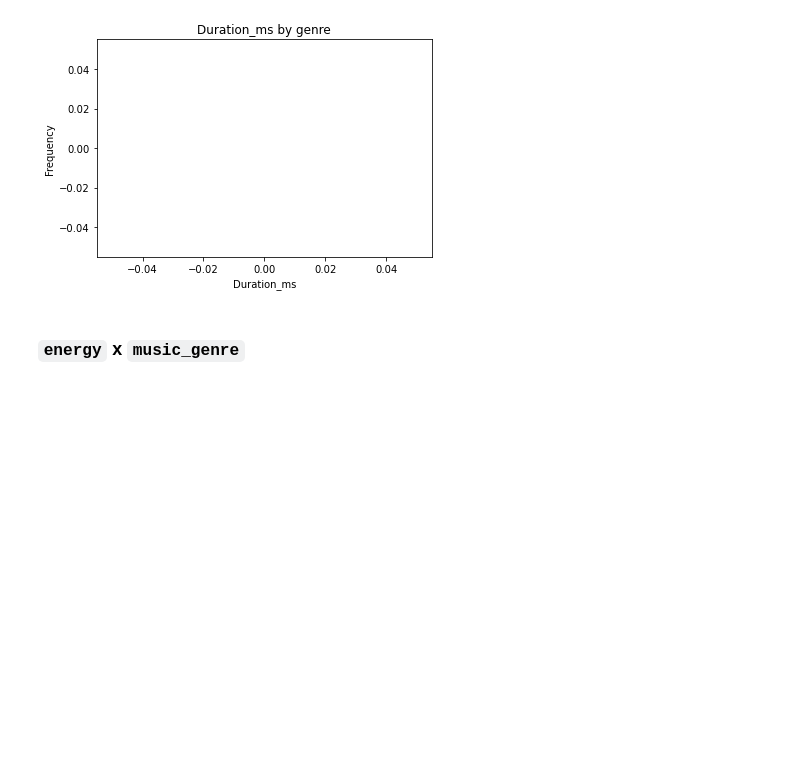
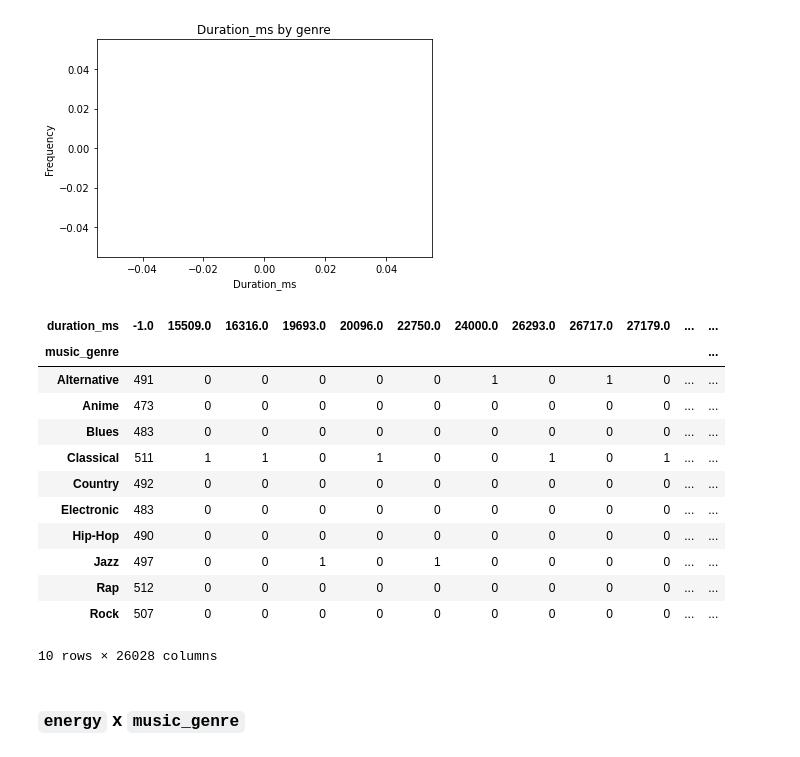
Before and after one commit to Gabriela321733/Projeto_2_Cdados, a Jupyter notebook: dados.ipynb, the cells around one changed output. Cells and saved outputs as stored; diff of their text form; code cells hidden in the pictures; blank space fills up the shorter version.

```diff
--- a/dados.ipynb
+++ b/dados.ipynb
@@ -145,6 +172,23 @@ invalid value encountered in true_divide
 <Figure size 432x288 with 0 Axes>
 [figure]
 [figure]
+# %%
+# make a crosstab of the genre and the duration_ms
+pd.crosstab(df['music_genre'], df['duration_ms'])
+# %% [output]
+| duration_ms | -1.0 | 15509.0 | 16316.0 | 19693.0 | 20096.0 | 22750.0 | 24000.0 | 26293.0 | 26717.0 | 27179.0 | ... | ... |
+| music_genre |  |  |  |  |  |  |  |  |  |  |  | ... |
+| Alternative | 491 | 0 | 0 | 0 | 0 | 0 | 1 | 0 | 1 | 0 | ... | ... |
+| Anime | 473 | 0 | 0 | 0 | 0 | 0 | 0 | 0 | 0 | 0 | ... | ... |
+| Blues | 483 | 0 | 0 | 0 | 0 | 0 | 0 | 0 | 0 | 0 | ... | ... |
+| Classical | 511 | 1 | 1 | 0 | 1 | 0 | 0 | 1 | 0 | 1 | ... | ... |
+| Country | 492 | 0 | 0 | 0 | 0 | 0 | 0 | 0 | 0 | 0 | ... | ... |
+| Electronic | 483 | 0 | 0 | 0 | 0 | 0 | 0 | 0 | 0 | 0 | ... | ... |
+| Hip-Hop | 490 | 0 | 0 | 0 | 0 | 0 | 0 | 0 | 0 | 0 | ... | ... |
+| Jazz | 497 | 0 | 0 | 1 | 0 | 1 | 0 | 0 | 0 | 0 | ... | ... |
+| Rap | 512 | 0 | 0 | 0 | 0 | 0 | 0 | 0 | 0 | 0 | ... | ... |
+| Rock | 507 | 0 | 0 | 0 | 0 | 0 | 0 | 0 | 0 | 0 | ... | ... |
+10 rows × 26028 columns
 # %% [markdown]
 ### `energy` x `music_genre`
 # %%
```
Also changed, not shown: parts of 11 cells of this notebook.
